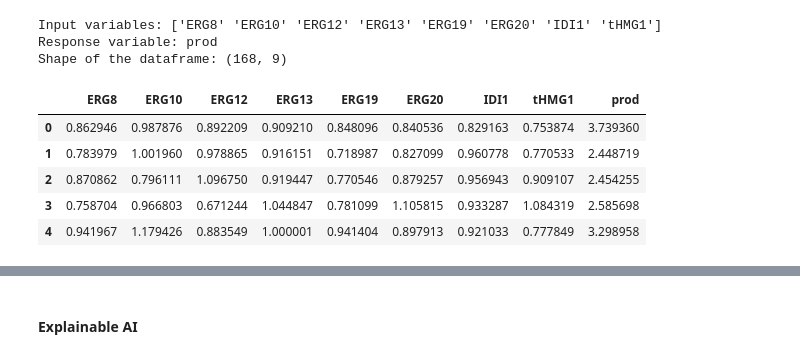
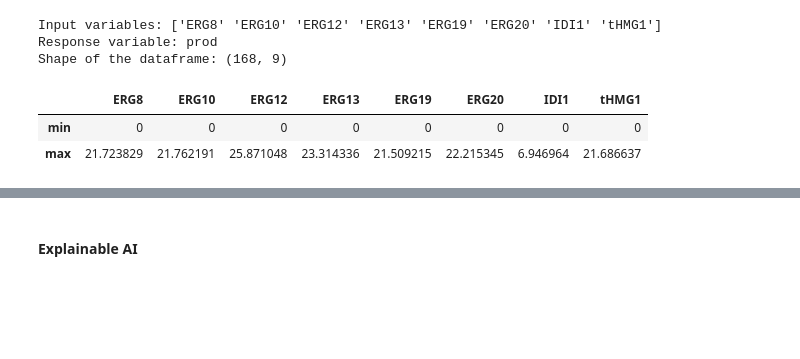
Before and after one commit to costasmexis/straindesignXAI, a Jupyter notebook: notebooks/Carotenoid_manual.ipynb, the cells around one changed output, grey strips where cells are left out. Cells and saved outputs as stored; diff of their text form; code cells hidden in the pictures; blank space fills up the shorter version.

```diff
--- a/notebooks/Carotenoid_manual.ipynb
+++ b/notebooks/Carotenoid_manual.ipynb
@@ -1,23 +1,39 @@
 # %%
 import pandas as pd
+import numpy as np
 import matplotlib.pyplot as plt
 
 file_path = "../data/carotenoid_training_data.csv"
 df = pd.read_csv(file_path)
 INPUT_VARS = df.columns[:-1]
 RESPONSE_VARS = df.columns[-1]
 
 print(f'Input variables: {INPUT_VARS.values}'
       f'\nResponse variable: {RESPONSE_VARS}')
 print(f'Shape of the dataframe: {df.shape}')
-df.head()
+
+# Calculate bounds of proteins
+def get_bounds(df: pd.DataFrame, input_vars: list, epsilon: float=0.10):
+    bounds = pd.DataFrame(columns=input_vars)
+    X = df[input_vars]
+    for col in input_vars:
+        MAX = X[col].max()
+        MIN = X[col].min()
+        DELTA = MAX - MIN
+        lb = MIN - epsilon * DELTA
+        ub = MAX + epsilon * DELTA
+        if lb < 0:
+            lb = 0
+        bounds.loc["min", col] = lb
+        bounds.loc["max", col] = ub
+    return bounds
+
+bounds = get_bounds(df, INPUT_VARS)
+display(bounds)
 # %% [output]
 Input variables: ['ERG8' 'ERG10' 'ERG12' 'ERG13' 'ERG19' 'ERG20' 'IDI1' 'tHMG1']
 Response variable: prod
 Shape of the dataframe: (168, 9)
-|  | ERG8 | ERG10 | ERG12 | ERG13 | ERG19 | ERG20 | IDI1 | tHMG1 | prod |
-| 0 | 0.862946 | 0.987876 | 0.892209 | 0.909210 | 0.848096 | 0.840536 | 0.829163 | 0.753874 | 3.739360 |
-| 1 | 0.783979 | 1.001960 | 0.978865 | 0.916151 | 0.718987 | 0.827099 | 0.960778 | 0.770533 | 2.448719 |
-| 2 | 0.870862 | 0.796111 | 1.096750 | 0.919447 | 0.770546 | 0.879257 | 0.956943 | 0.909107 | 2.454255 |
-| 3 | 0.758704 | 0.966803 | 0.671244 | 1.044847 | 0.781099 | 1.105815 | 0.933287 | 1.084319 | 2.585698 |
-| 4 | 0.941967 | 1.179426 | 0.883549 | 1.000001 | 0.941404 | 0.897913 | 0.921033 | 0.777849 | 3.298958 |
+|  | ERG8 | ERG10 | ERG12 | ERG13 | ERG19 | ERG20 | IDI1 | tHMG1 |
+| min | 0 | 0 | 0 | 0 | 0 | 0 | 0 | 0 |
+| max | 21.723829 | 21.762191 | 25.871048 | 23.314336 | 21.509215 | 22.215345 | 6.946964 | 21.686637 |
```
Also changed, not shown: parts of 9 cells of this notebook, 1 other file.
